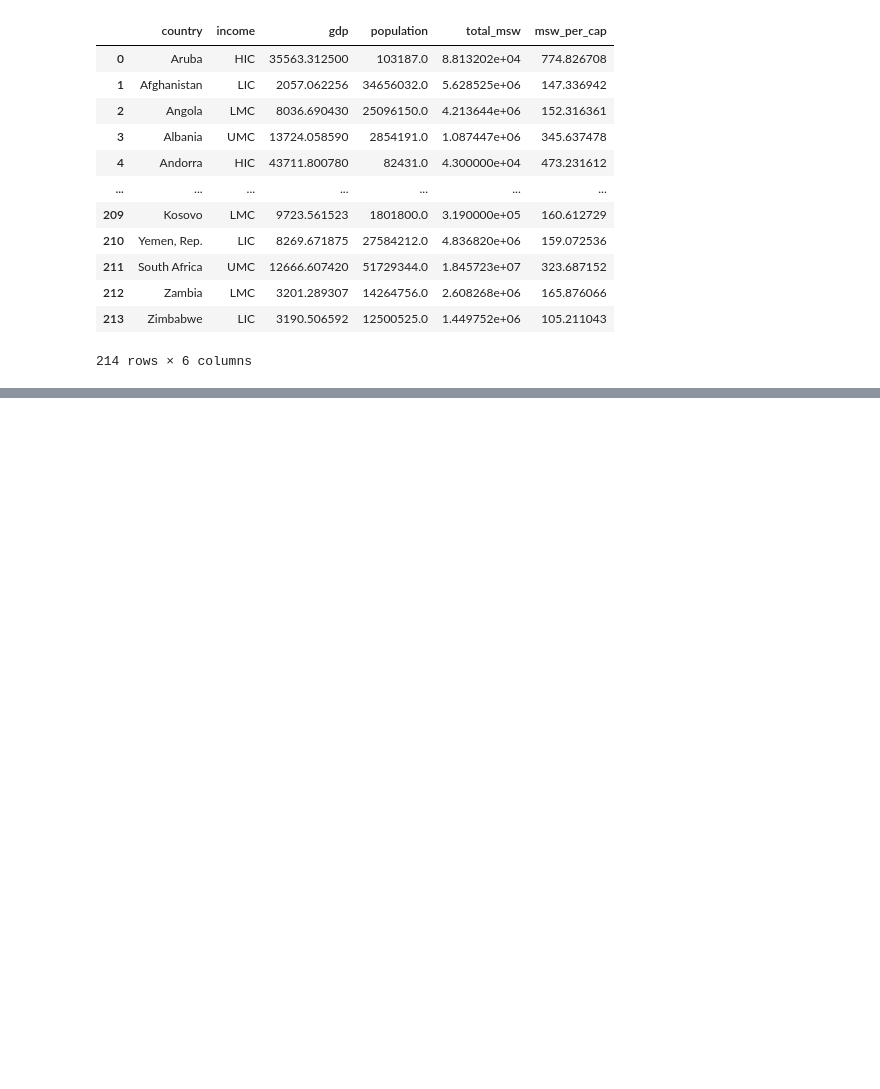
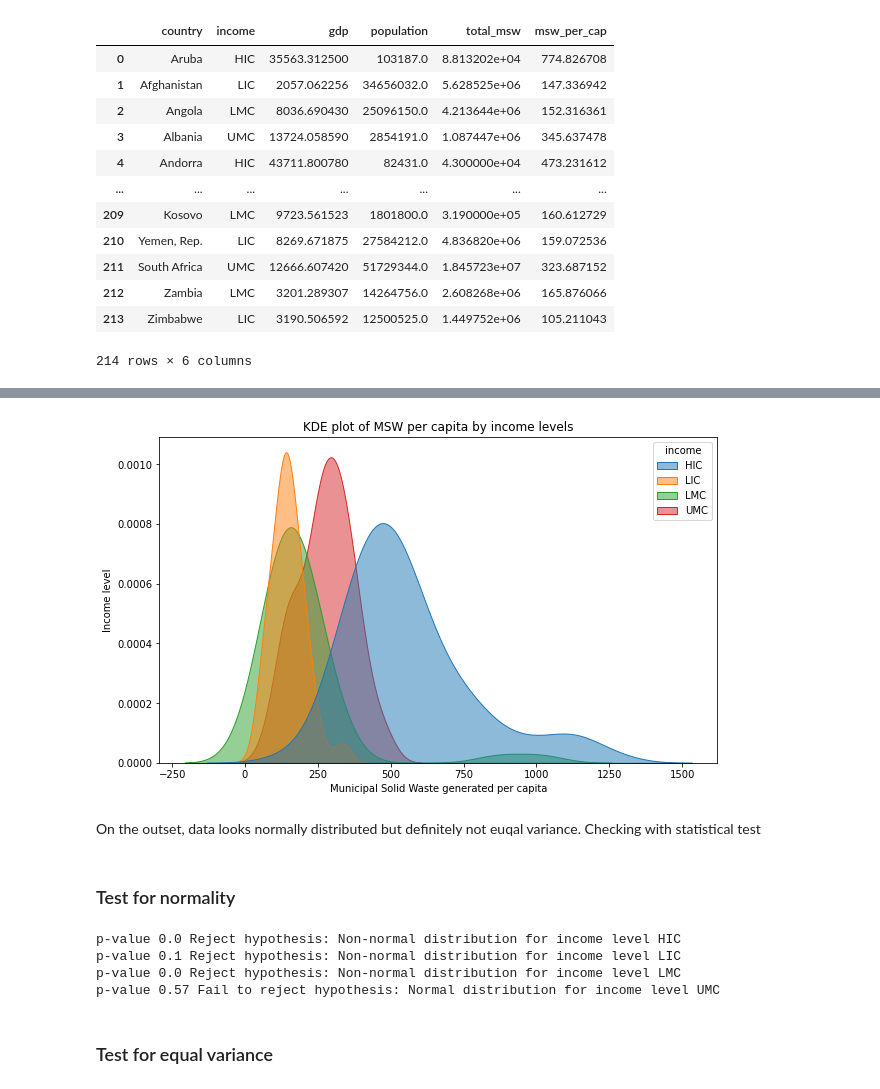
Before and after one commit to Nupur-Patil/trashmap, a Jupyter notebook: notebooks/02a_Hypothesis_testing.ipynb, the cells around one changed output, grey strips where cells are left out. Drawn from its saved outputs; the diff is of its cells as text; code cells hidden in the pictures; blank space fills up the shorter version.

```diff
--- a/notebooks/02a_Hypothesis_testing.ipynb
+++ b/notebooks/02a_Hypothesis_testing.ipynb
@@ -35,0 +41,16 @@ df
+# %%
+filename = '02a_msw_per_cap_by_income_kdeplot.jpeg'
+full_file_path = os.path.join(path_to_dataset, filename)
+# %%
+plt.figure(figsize=(10,6))
+sns.kdeplot(data = df, x = 'msw_per_cap', hue = 'income', fill = True, alpha = 0.5)
+plt.title(f'KDE plot of MSW per capita by income levels')
+plt.xlabel('Municipal Solid Waste generated per capita')
+plt.ylabel('Income level')
+plt.savefig(full_file_path)
+# %% [output]
+[figure, added]
+# %% [markdown]
+On the outset, data looks normally distributed but definitely not euqal variance. Checking with statistical test
+# %% [markdown]
+### Test for normality
@@ -35,0 +60,15 @@ df
+# %%
+for inc in inc_level:
+    group = df[df['income'] == inc]['msw_per_cap']
+    shapiro_statistic, p_value = stats.shapiro(group)
+    if p_value < alpha:
+        print(f"p-value {round(p_value,2)} Reject hypothesis: Non-normal distribution for income level {inc}")
+    else:
+        print (f"p-value {round(p_value,2)} Fail to reject hypothesis: Normal distribution for income level {inc}")
+# %% [output]
+p-value 0.0 Reject hypothesis: Non-normal distribution for income level HIC
+p-value 0.1 Reject hypothesis: Non-normal distribution for income level LIC
+p-value 0.0 Reject hypothesis: Non-normal distribution for income level LMC
+p-value 0.57 Fail to reject hypothesis: Normal distribution for income level UMC
+# %% [markdown]
+### Test for equal variance
```
Also changed, not shown: parts of 6 cells of this notebook, 1 other file.
